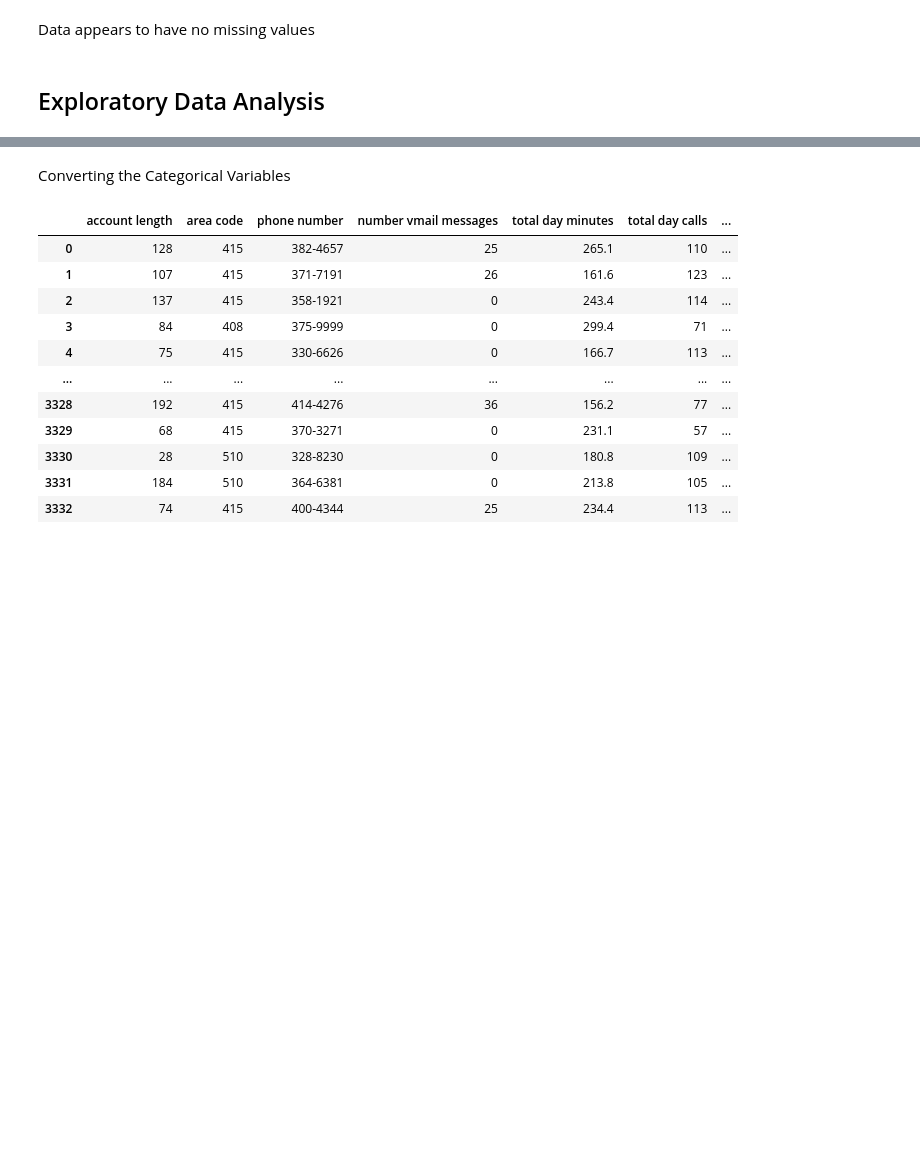
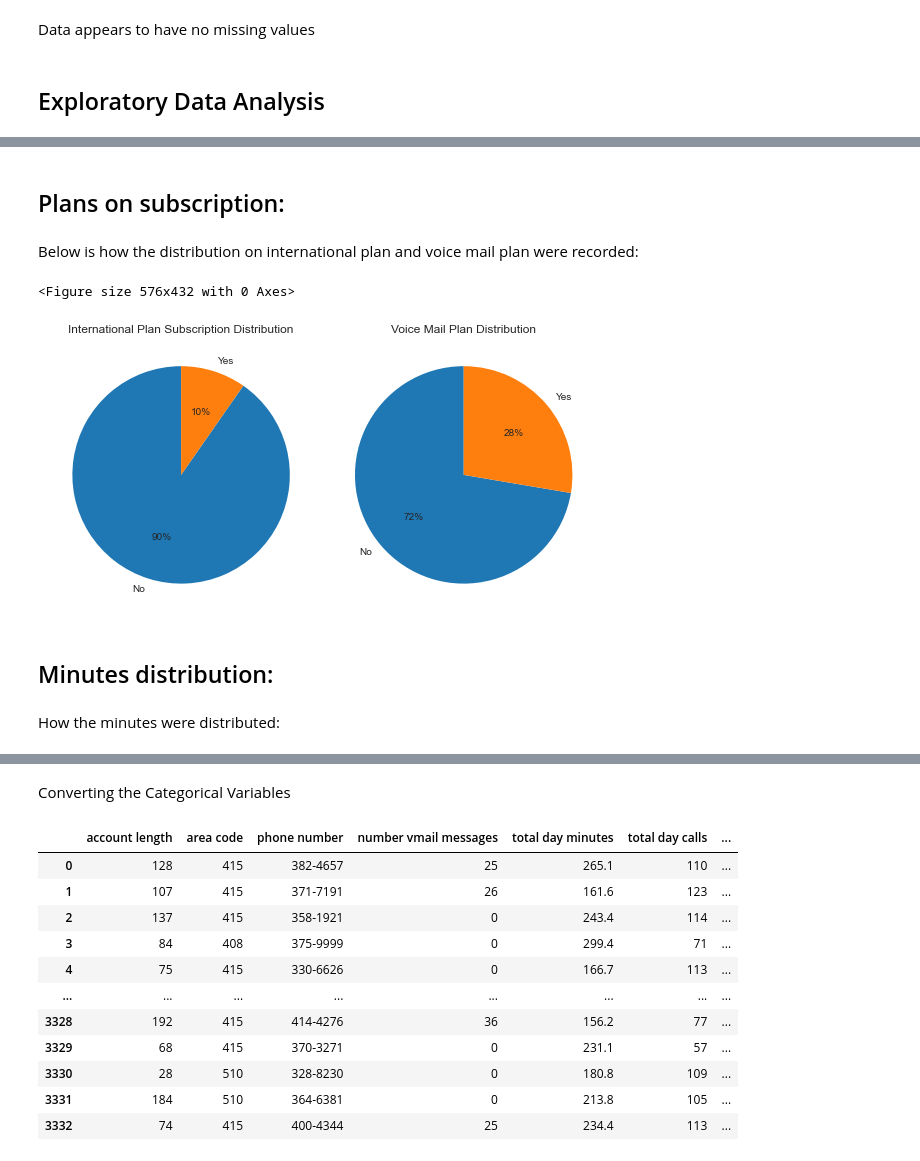
Before and after one commit to MAZSUSA/SYRIATEL-CUSTOMER-CHURN-ANALYSIS, a Jupyter notebook: index.ipynb, the cells around one changed output, grey strips where cells are left out. Cells and saved outputs as stored; diff of their text form; code cells hidden in the pictures; blank space fills up the shorter version.

```diff
--- a/index.ipynb
+++ b/index.ipynb
@@ -155,0 +177,35 @@ Data appears to have no missing values
+# %% [markdown]
+## Plans on subscription:
+# %% [markdown]
+Below is how the distribution on international plan and voice mail plan were recorded:
+# %%
+plt.figure(figsize=(8, 6))
+
+import matplotlib.pyplot as plt
+
+plt.figure(figsize=(8, 6))
+
+# Plot the first pie chart
+plt.subplot(1, 2, 1)
+ax1 = df['international plan'].value_counts()
+plt.pie(ax1, labels=['No', 'Yes'], autopct='%.0f%%', startangle=90)
+plt.title('International Plan Subscription Distribution')
+
+# Plot the second pie chart
+plt.subplot(1, 2, 2)
+ax2 = df['voice mail plan'].value_counts()
+plt.pie(ax2, labels=['No', 'Yes'], autopct='%.0f%%', startangle=90)
+plt.title('Voice Mail Plan Distribution')
+
+# Adjust layout for better spacing
+plt.tight_layout()
+
+# Show the plot
+plt.show()
+# %% [output]
+<Figure size 576x432 with 0 Axes>
+[figure, added]
+# %% [markdown]
+## Minutes distribution:
+# %% [markdown]
+How the minutes were distributed:
```
Also changed, not shown: parts of 18 cells of this notebook.
